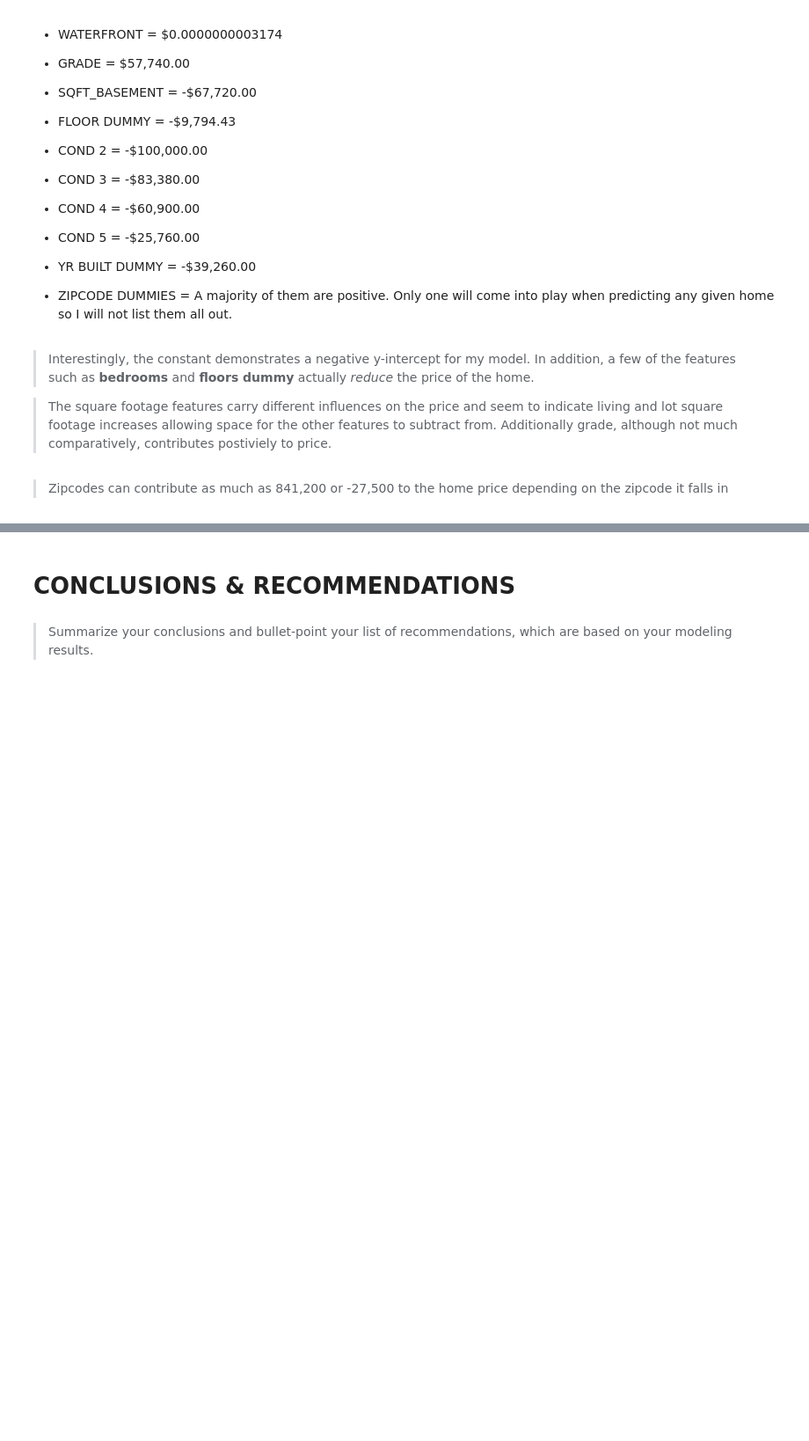
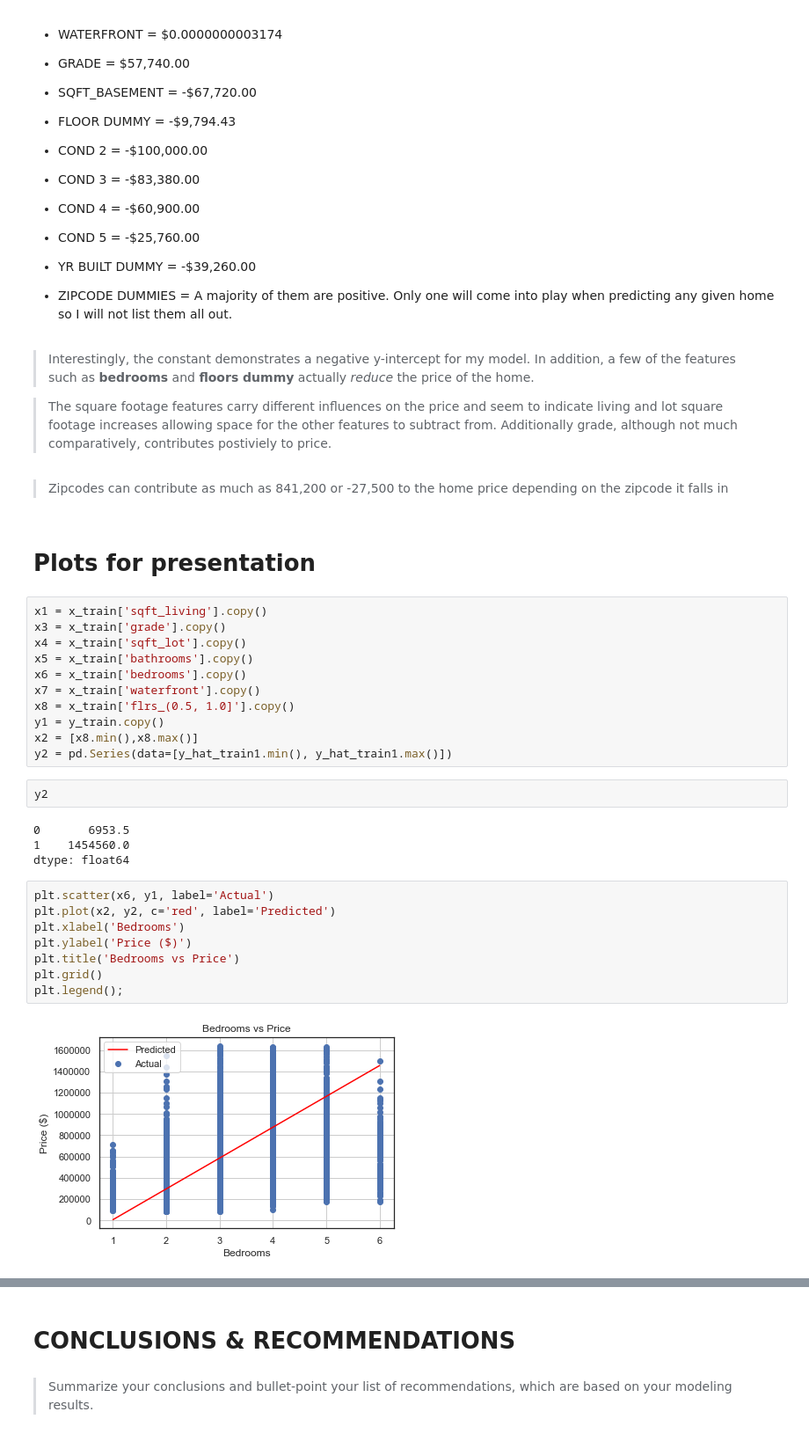
Before and after one commit to dfuller22/Mod1_Project1.1, a Jupyter notebook: Mod1_Project1.2.ipynb, the cells around one changed output, grey strips where cells are left out. Shown at 88% size. Drawn from its saved outputs; the diff is of its cells as text; blank space fills up the shorter version.

Commit message:
Added Visuals for presentation
Added graphs to be used in presentation

```diff
--- a/Mod1_Project1.2.ipynb
+++ b/Mod1_Project1.2.ipynb
@@ -1588,3 +1588,32 @@ strong multicollinearity problems or that the design matrix is singular.
 > The square footage features carry different influences on the price and seem to indicate living and lot square footage increases allowing space for the other features to subtract from. Additionally grade, although not much comparatively, contributes postiviely to price.
 # %% [markdown]
 > Zipcodes can contribute as much as 841,200 or -27,500 to the home price depending on the zipcode it falls in
+# %% [markdown]
+# Plots for presentation
+# %%
+x1 = x_train['sqft_living'].copy()
+x3 = x_train['grade'].copy()
+x4 = x_train['sqft_lot'].copy()
+x5 = x_train['bathrooms'].copy()
+x6 = x_train['bedrooms'].copy()
+x7 = x_train['waterfront'].copy()
+x8 = x_train['flrs_(0.5, 1.0]'].copy()
+y1 = y_train.copy()
+x2 = [x8.min(),x8.max()]
+y2 = pd.Series(data=[y_hat_train1.min(), y_hat_train1.max()])
+# %%
+y2
+# %% [output]
+0       6953.5
+1    1454560.0
+dtype: float64
+# %%
+plt.scatter(x6, y1, label='Actual')
+plt.plot(x2, y2, c='red', label='Predicted')
+plt.xlabel('Bedrooms')
+plt.ylabel('Price ($)')
+plt.title('Bedrooms vs Price')
+plt.grid()
+plt.legend();
+# %% [output]
+[figure, added]
```
Also changed, not shown: parts of 8 cells of this notebook.
